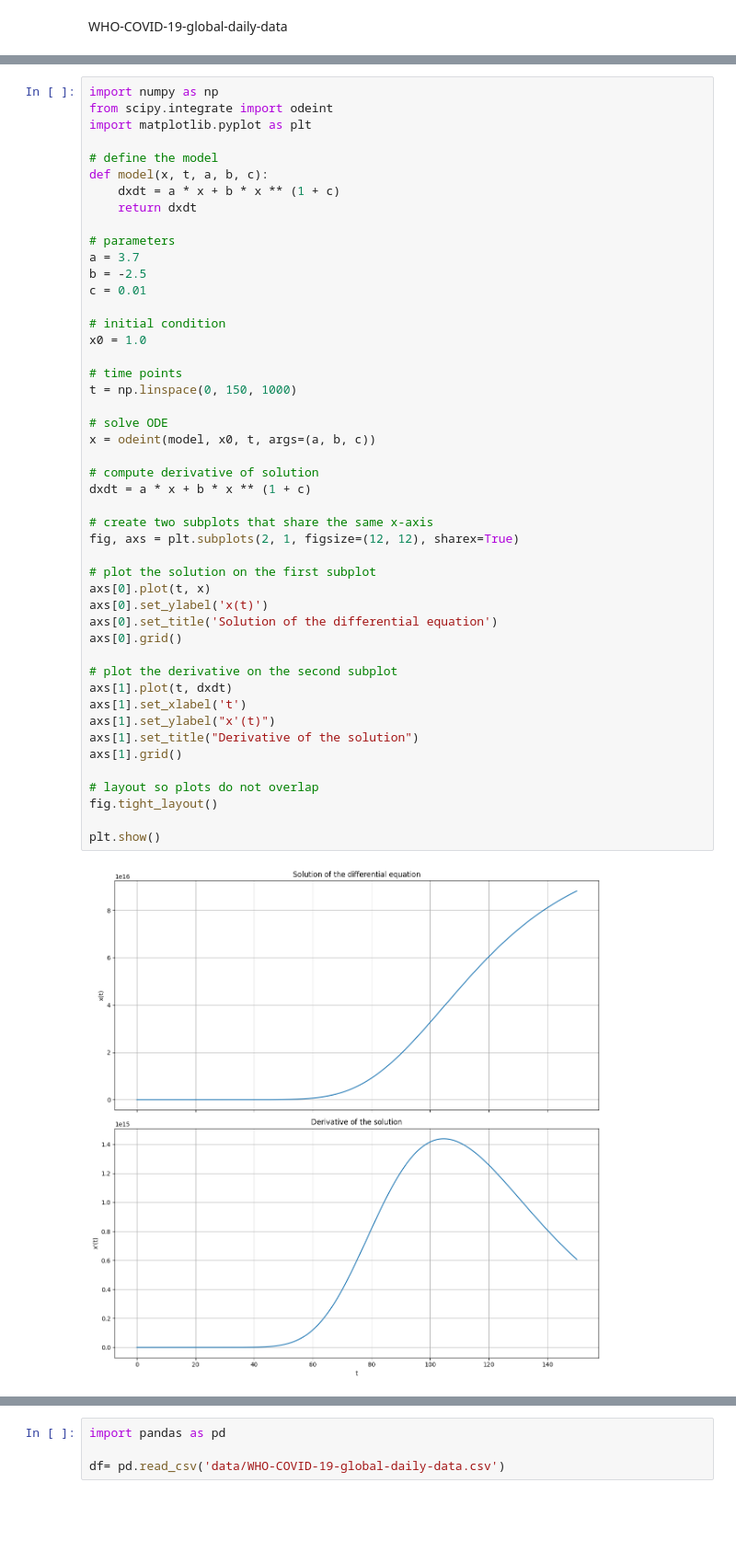
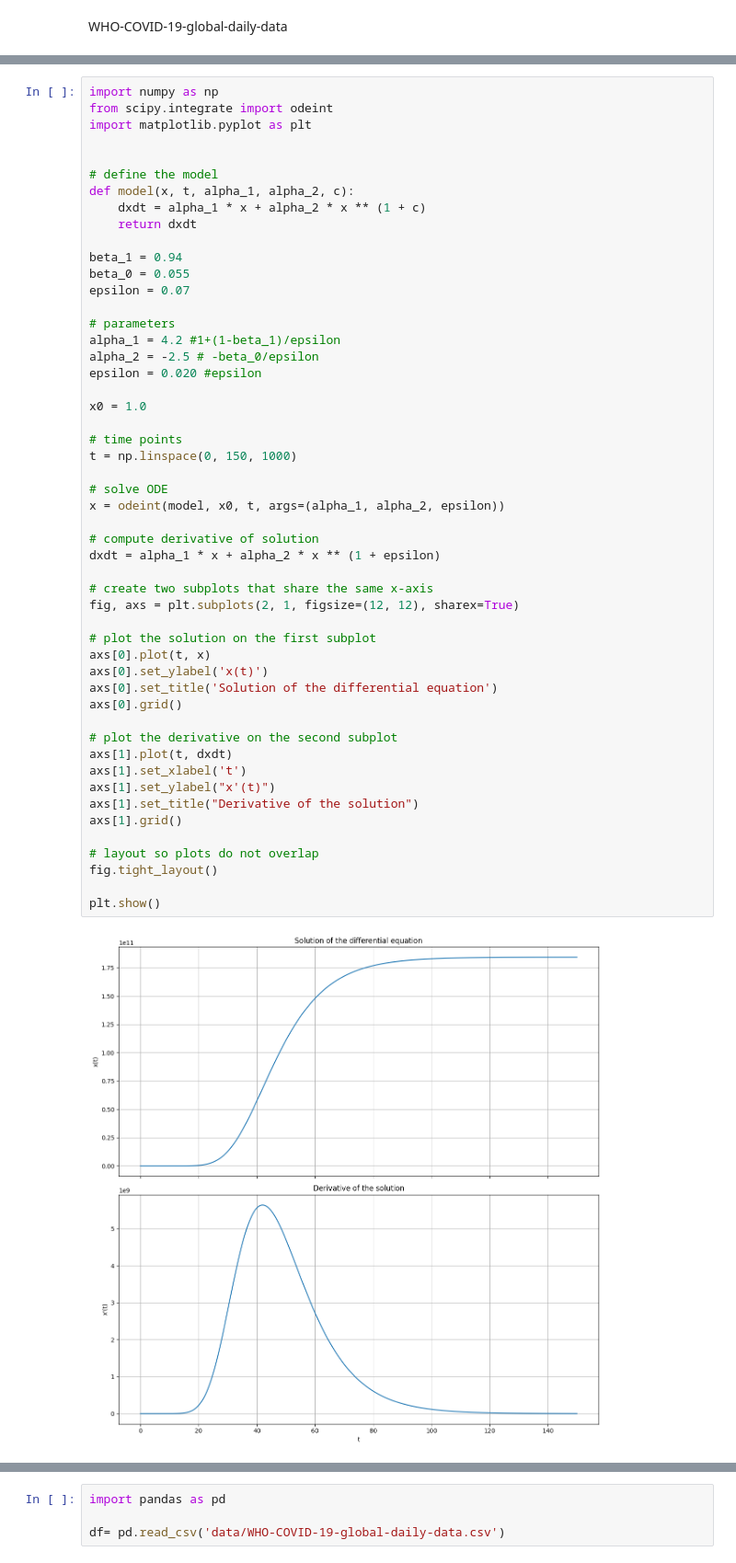
Before and after one commit to Naarsk/Economics, a Jupyter notebook: Econometrics/Coronavirus/coronav.ipynb, the cells around one changed output, grey strips where cells are left out. Shown: that part at 92% size. Drawn from its saved outputs; the diff is of its cells as text; blank space fills up the shorter version.

```diff
--- a/Econometrics/Coronavirus/coronav.ipynb
+++ b/Econometrics/Coronavirus/coronav.ipynb
@@ -5,47 +7,51 @@ import numpy as np
 from scipy.integrate import odeint
 import matplotlib.pyplot as plt
 
+
 # define the model
-def model(x, t, a, b, c):
-    dxdt = a * x + b * x ** (1 + c)
+def model(x, t, alpha_1, alpha_2, c):
+    dxdt = alpha_1 * x + alpha_2 * x ** (1 + c)
     return dxdt
 
+beta_1 = 0.94
+beta_0 = 0.055
+epsilon = 0.07
+
 # parameters
-a = 3.7
-b = -2.5
-c = 0.01
+alpha_1 = 4.2 #1+(1-beta_1)/epsilon
+alpha_2 = -2.5 # -beta_0/epsilon
+epsilon = 0.020 #epsilon
 
-# initial condition
 x0 = 1.0
 
 # time points
 t = np.linspace(0, 150, 1000)
 
 # solve ODE
-x = odeint(model, x0, t, args=(a, b, c))
+x = odeint(model, x0, t, args=(alpha_1, alpha_2, epsilon))
 
 # compute derivative of solution
-dxdt = a * x + b * x ** (1 + c)
+dxdt = alpha_1 * x + alpha_2 * x ** (1 + epsilon)
 
 # create two subplots that share the same x-axis
 fig, axs = plt.subplots(2, 1, figsize=(12, 12), sharex=True)
 
 # plot the solution on the first subplot
 axs[0].plot(t, x)
 axs[0].set_ylabel('x(t)')
 axs[0].set_title('Solution of the differential equation')
 axs[0].grid()
 
 # plot the derivative on the second subplot
 axs[1].plot(t, dxdt)
 axs[1].set_xlabel('t')
 axs[1].set_ylabel("x'(t)")
 axs[1].set_title("Derivative of the solution")
 axs[1].grid()
 
 # layout so plots do not overlap
 fig.tight_layout()
 
 plt.show()
 # %% [output]
-[figure, old version]
+[figure, new version]
```
Also changed, not shown: parts of 7 cells of this notebook, 22 other files.
